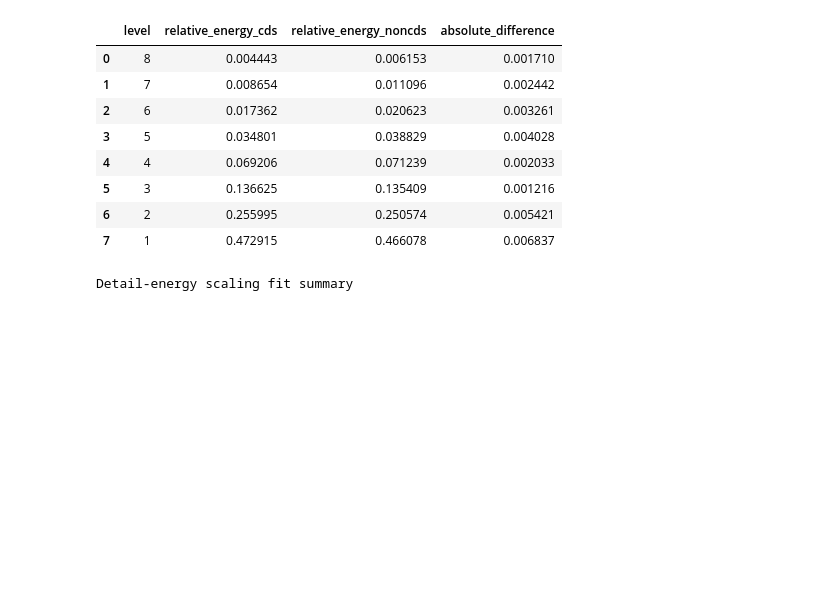
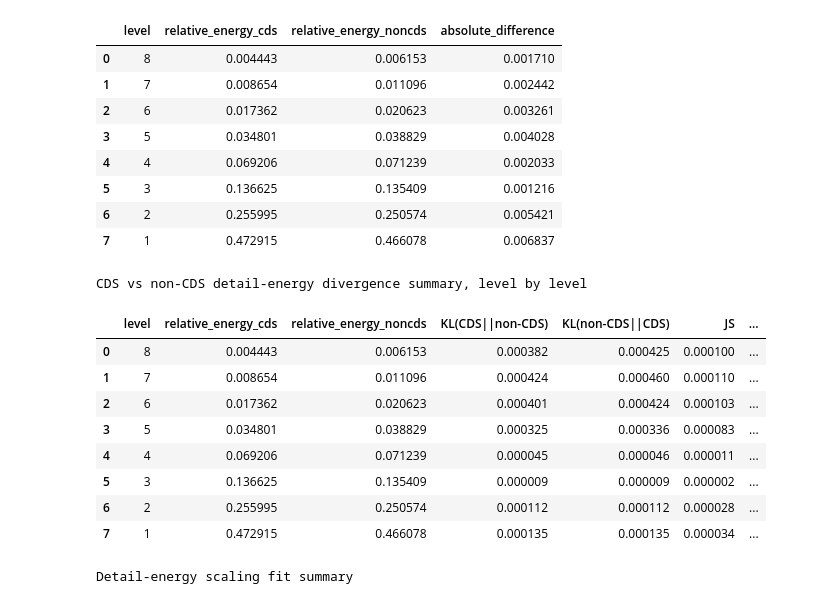
Before and after one commit to dpmcgonigle/applied-mathematics-5300-uml, a Jupyter notebook: wavelets_a_analysis.ipynb, the cells around one changed output. Drawn from its saved outputs; the diff is of its cells as text; code cells hidden in the pictures; blank space fills up the shorter version.

```diff
--- a/wavelets_a_analysis.ipynb
+++ b/wavelets_a_analysis.ipynb
@@ -979,6 +979,61 @@ Total variation distance: 0.013474
 | 5 | 3 | 0.136625 | 0.135409 | 0.001216 |
 | 6 | 2 | 0.255995 | 0.250574 | 0.005421 |
 | 7 | 1 | 0.472915 | 0.466078 | 0.006837 |
+# %%
+per_level_metric_rows = []
+
+for row in detail_energy_comparison.sort_values("level", ascending=False).itertuples(index=False):
+    p_cds = float(row.relative_energy_cds)
+    p_noncds = float(row.relative_energy_noncds)
+
+    cds_level_profile = np.array([p_cds, 1.0 - p_cds], dtype=float)
+    noncds_level_profile = np.array([p_noncds, 1.0 - p_noncds], dtype=float)
+
+    epsilon = 1e-12
+    cds_level_profile = cds_level_profile + epsilon
+    noncds_level_profile = noncds_level_profile + epsilon
+    cds_level_profile = cds_level_profile / cds_level_profile.sum()
+    noncds_level_profile = noncds_level_profile / noncds_level_profile.sum()
+
+    kl_cds_to_noncds_level = float(
+        np.sum(cds_level_profile * np.log2(cds_level_profile / noncds_level_profile))
+    )
+    kl_noncds_to_cds_level = float(
+        np.sum(noncds_level_profile * np.log2(noncds_level_profile / cds_level_profile))
+    )
+    midpoint_profile = 0.5 * (cds_level_profile + noncds_level_profile)
+    js_level = float(
+        0.5 * np.sum(cds_level_profile * np.log2(cds_level_profile / midpoint_profile))
+        + 0.5 * np.sum(noncds_level_profile * np.log2(noncds_level_profile / midpoint_profile))
+    )
+    l2_level = float(np.linalg.norm(cds_level_profile - noncds_level_profile))
+    total_variation_level = float(0.5 * np.abs(cds_level_profile - noncds_level_profile).sum())
+
+    per_level_metric_rows.append({
+        "level": int(row.level),
+        "relative_energy_cds": p_cds,
+        "relative_energy_noncds": p_noncds,
+        "KL(CDS||non-CDS)": kl_cds_to_noncds_level,
+        "KL(non-CDS||CDS)": kl_noncds_to_cds_level,
+        "JS": js_level,
+        "L2": l2_level,
+        "TV": total_variation_level,
+    })
+
+per_level_metric_df = pd.DataFrame(per_level_metric_rows)
+print("CDS vs non-CDS detail-energy divergence summary, level by level")
+display(per_level_metric_df)
+# %% [output]
+CDS vs non-CDS detail-energy divergence summary, level by level
+|  | level | relative_energy_cds | relative_energy_noncds | KL(CDS||non-CDS) | KL(non-CDS||CDS) | JS | ... |
+| 0 | 8 | 0.004443 | 0.006153 | 0.000382 | 0.000425 | 0.000100 | ... |
+| 1 | 7 | 0.008654 | 0.011096 | 0.000424 | 0.000460 | 0.000110 | ... |
+| 2 | 6 | 0.017362 | 0.020623 | 0.000401 | 0.000424 | 0.000103 | ... |
+| 3 | 5 | 0.034801 | 0.038829 | 0.000325 | 0.000336 | 0.000083 | ... |
+| 4 | 4 | 0.069206 | 0.071239 | 0.000045 | 0.000046 | 0.000011 | ... |
+| 5 | 3 | 0.136625 | 0.135409 | 0.000009 | 0.000009 | 0.000002 | ... |
+| 6 | 2 | 0.255995 | 0.250574 | 0.000112 | 0.000112 | 0.000028 | ... |
+| 7 | 1 | 0.472915 | 0.466078 | 0.000135 | 0.000135 | 0.000034 | ... |
 # %%
 detail_powerlaw_profiles = {
     "full": a_detail_energy[["level", "energy"]].copy(),
```
Also changed, not shown: parts of 2 cells of this notebook, 3 other files.
